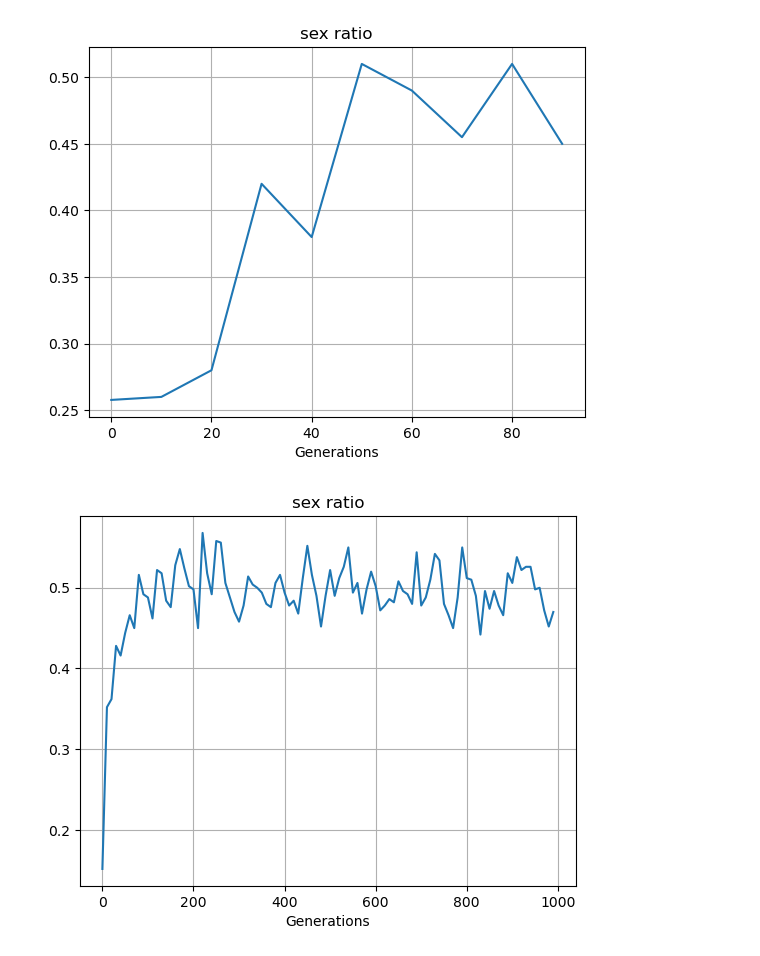
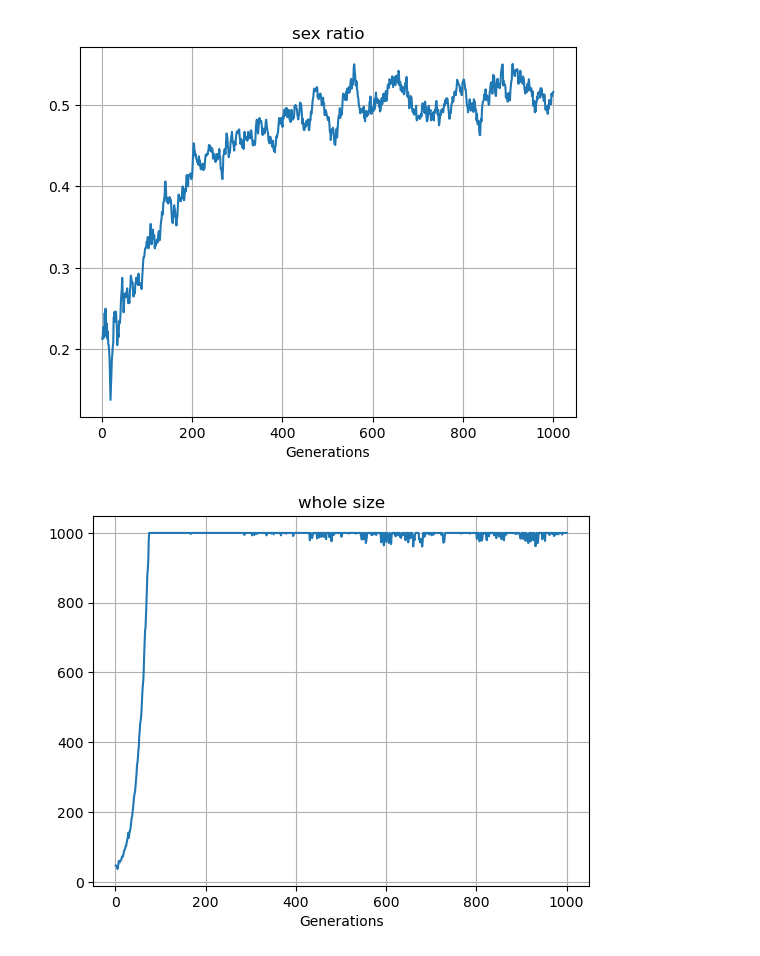
Before and after one commit to hidakakubo/first, a Jupyter notebook: abm_of_sexratio.ipynb, the cells around one changed output. Saved outputs shown, nothing was run; the diff lists cells and outputs as text; code cells hidden in the pictures.

```diff
--- a/abm_of_sexratio.ipynb
+++ b/abm_of_sexratio.ipynb
@@ -105,36 +111,35 @@ class Simulation():
 # %%
 # main処理
 def main(x, firstsize, limit, iteration):
-    t = []
-    summarize = []
+    t = list(range(1, (iteration + 1)))
+    whole_size = []
+    sexratio = []
     simulation = Simulation(x, firstsize, limit)
-
-    for i in range(int(iteration/10)):
-        a = 0
-        t.append(a+(i*10))
 
     for i in tqdm(range(iteration)):
         simulation.run_one_episode()
 
-        if i in t:
-            male_size = []
-            for j in range(len(simulation.population)):
-                if simulation.population[j].sex == 'm':
-                    male_size.append(simulation.population[j])
-            summarize.append(len(male_size)/len(simulation.population))
+        male_size = 0
+        for focal in simulation.population:
+            if focal.sex == 'm':
+                male_size += 1
+        whole_size.append(len(simulation.population))
+        sexratio.append(male_size / len(simulation.population))
 
-
-    plt.plot(t, summarize)
+    plt.figure()
+    plt.plot(t, sexratio)
     plt.title('sex ratio')
     plt.xlabel('Generations')
     plt.grid(True)
+
+    plt.figure()
+    plt.plot(t, whole_size)
+    plt.title('whole size')
+    plt.xlabel('Generations')
+    plt.grid(True)
 # %%
 # 初期性比0.2、初期集団サイズ50、最大集団サイズ200、ループ回数100
-main(0.2, 50, 200, 100)
+main(0.2, 50, 1000, 1000)
 # %% [output]
-[figure, old version]
+[figure, new version]
+[figure, added]
-# %%
-# 初期性比0.2、初期集団サイズ50、最大集団サイズ500、ループ回数1000
-main(0.2, 50, 500, 1000)
-# %% [output]
-[figure, removed]
```
Also changed, not shown: parts of 2 cells of this notebook.
